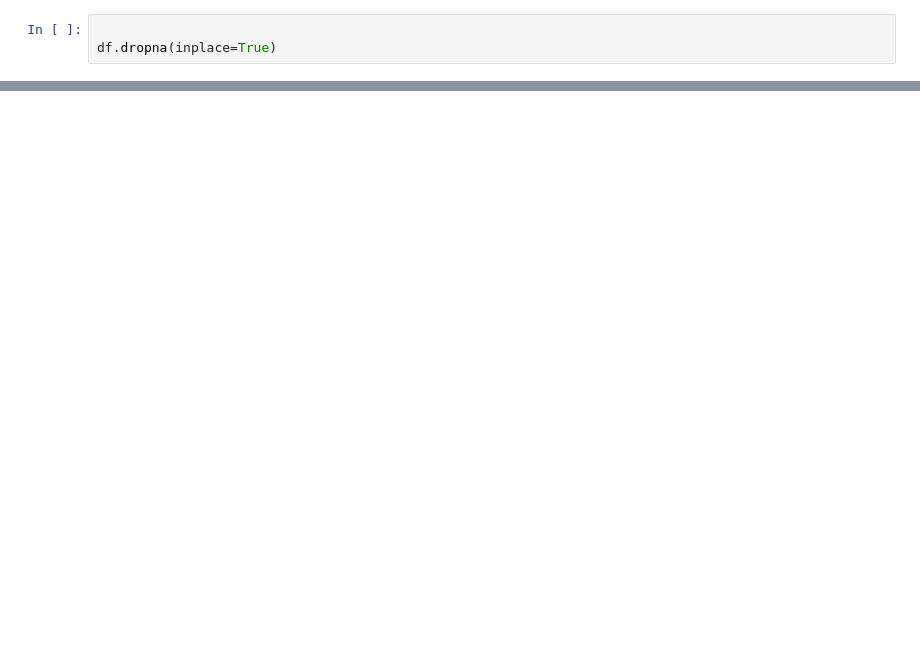
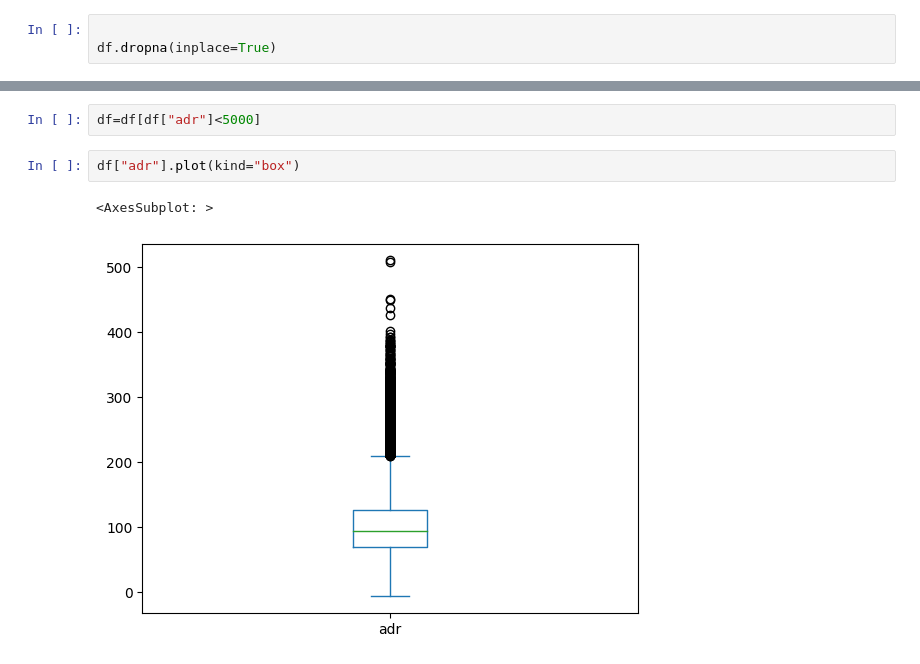
Before and after one commit to waseemofficial/Hotel-Booking-Data-, a Jupyter notebook: hotelBookingAnalysis.ipynb, the cells around one changed output, grey strips where cells are left out. Saved outputs shown, nothing was run; the diff lists cells and outputs as text; blank space fills up the shorter version.

```diff
--- a/hotelBookingAnalysis.ipynb
+++ b/hotelBookingAnalysis.ipynb
@@ -103,0 +182,7 @@ df.dropna(inplace=True)
+# %%
+df=df[df["adr"]<5000]
+# %%
+df["adr"].plot(kind="box")
+# %% [output]
+<AxesSubplot: >
+[figure, added]
```
Also changed, not shown: parts of 21 cells of this notebook.
